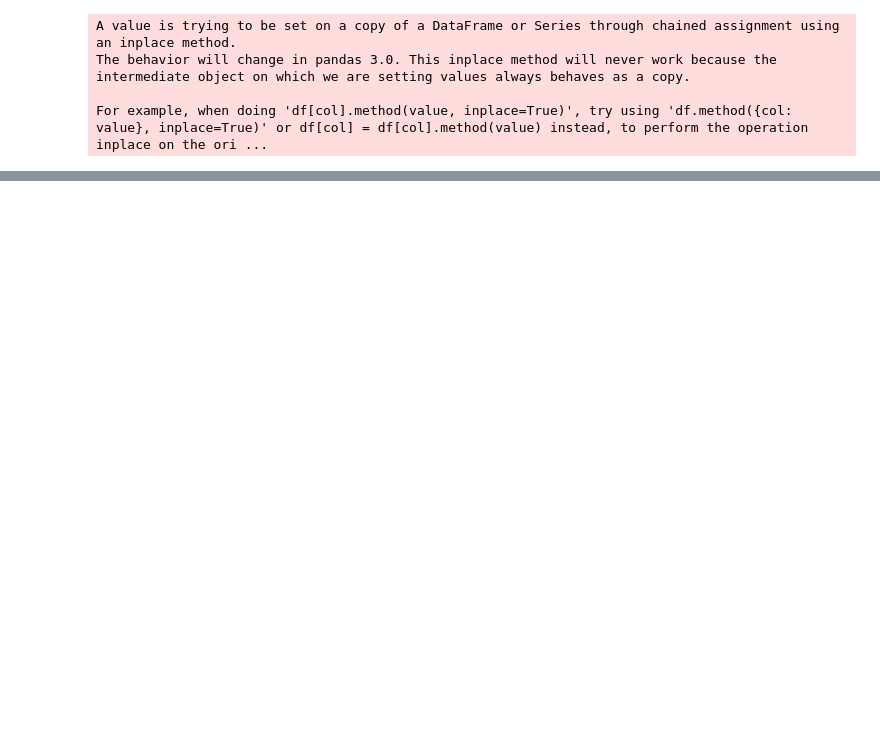
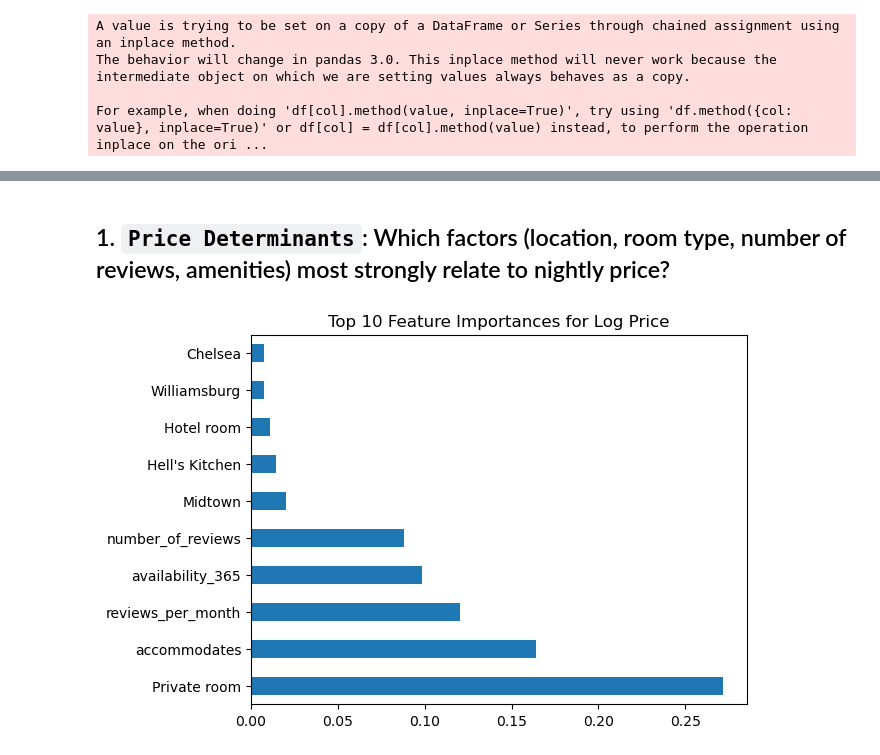
Before and after one commit to Deimos999/EDA-Final, a Jupyter notebook: final_project_Alexia.ipynb, the cells around one changed output, grey strips where cells are left out. Cells and saved outputs as stored; diff of their text form; code cells hidden in the pictures; blank space fills up the shorter version.

```diff
--- a/final_project_Alexia.ipynb
+++ b/final_project_Alexia.ipynb
@@ -919,4 +966,0 @@ from scipy.stats import f_oneway
-# %%
-df['last_review'] = df['last_review'].fillna(df['last_review'].mode()[0])
-# %%
-df['review_date'] = pd.to_datetime(df['review_year_str'] + '-' + df['review_month_str'] + '-01', errors='coerce')
@@ -1096,0 +967,20 @@ fig.show()
+# %% [markdown]
+## 1. `Price Determinants`: Which factors (location, room type, number of reviews, amenities) most strongly relate to nightly price?
+# %%
+from sklearn.ensemble import RandomForestRegressor
+from sklearn.preprocessing import OneHotEncoder
+
+X = df[['accommodates', 'number_of_reviews', 'reviews_per_month', 'availability_365']]
+x = pd.concat([X, pd.get_dummies(df['room_type']), pd.get_dummies(df['neighbourhood_cleansed'])], axis=1)
+
+y = df['log_price']
+
+rf = RandomForestRegressor(n_estimators=100, random_state=42)
+rf.fit(x, y)
+
+importances = pd.Series(rf.feature_importances_, index=x.columns)
+importances.sort_values(ascending=False).head(10).plot(kind='barh')
+plt.title('Top 10 Feature Importances for Log Price')
+plt.show()
+# %% [output]
+[figure, added]
```
Also changed, not shown: parts of 229 cells of this notebook, 3 other files.
